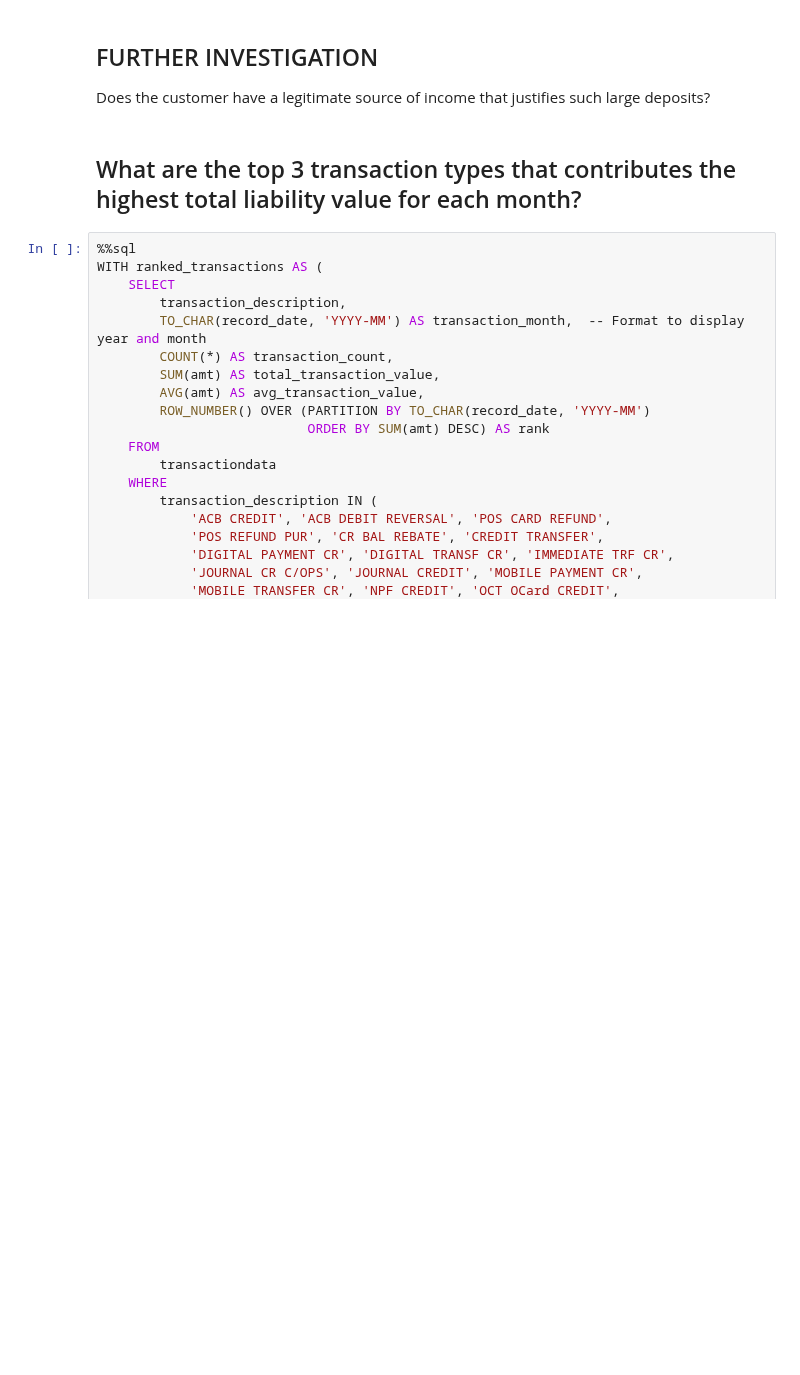
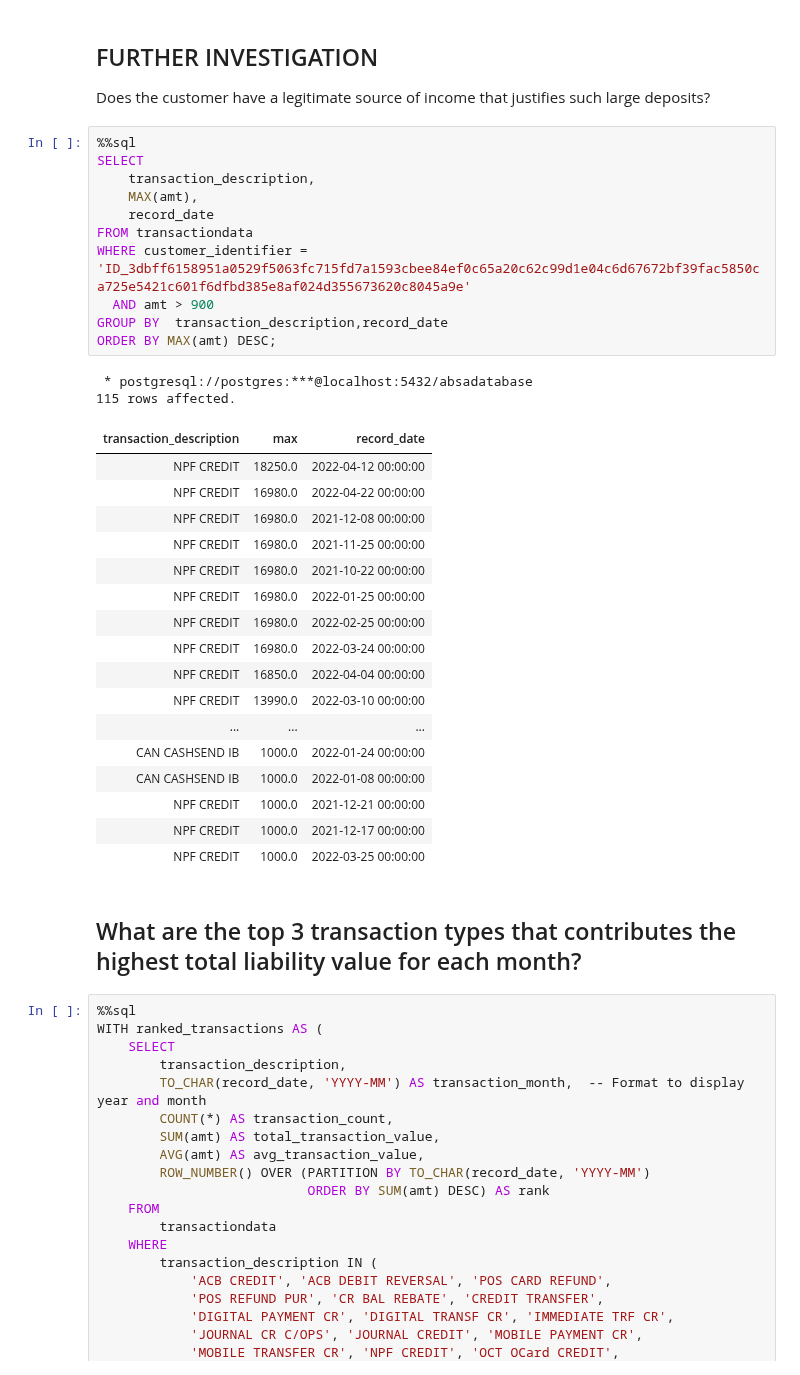
Before and after one commit to The-DigitalAcademy/EXPLORING-ABSA-DATASETS, a Jupyter notebook: Liability.ipynb, the cells around one changed output. Drawn from its saved outputs; the diff is of its cells as text; blank space fills up the shorter version.

```diff
--- a/Liability.ipynb
+++ b/Liability.ipynb
@@ -230,6 +230,37 @@ LIMIT 10;
 # %% [markdown]
 ## FURTHER INVESTIGATION
 Does the customer have a legitimate source of income that justifies such large deposits?
+# %%
+%%sql
+SELECT
+    transaction_description,
+    MAX(amt),
+    record_date
+FROM transactiondata
+WHERE customer_identifier = 'ID_3dbff6158951a0529f5063fc715fd7a1593cbee84ef0c65a20c62c99d1e04c6d67672bf39fac5850ca725e5421c601f6dfbd385e8af024d355673620c8045a9e'
+  AND amt > 900
+GROUP BY  transaction_description,record_date
+ORDER BY MAX(amt) DESC;
+# %% [output]
+ * postgresql://postgres:***@localhost:5432/absadatabase
+115 rows affected.
+| transaction_description | max | record_date |
+| NPF CREDIT | 18250.0 | 2022-04-12 00:00:00 |
+| NPF CREDIT | 16980.0 | 2022-04-22 00:00:00 |
+| NPF CREDIT | 16980.0 | 2021-12-08 00:00:00 |
+| NPF CREDIT | 16980.0 | 2021-11-25 00:00:00 |
+| NPF CREDIT | 16980.0 | 2021-10-22 00:00:00 |
+| NPF CREDIT | 16980.0 | 2022-01-25 00:00:00 |
+| NPF CREDIT | 16980.0 | 2022-02-25 00:00:00 |
+| NPF CREDIT | 16980.0 | 2022-03-24 00:00:00 |
+| NPF CREDIT | 16850.0 | 2022-04-04 00:00:00 |
+| NPF CREDIT | 13990.0 | 2022-03-10 00:00:00 |
+| ... | ... | ... |
+| CAN CASHSEND IB | 1000.0 | 2022-01-24 00:00:00 |
+| CAN CASHSEND IB | 1000.0 | 2022-01-08 00:00:00 |
+| NPF CREDIT | 1000.0 | 2021-12-21 00:00:00 |
+| NPF CREDIT | 1000.0 | 2021-12-17 00:00:00 |
+| NPF CREDIT | 1000.0 | 2022-03-25 00:00:00 |
 # %% [markdown]
 ## What are the top 3 transaction types that contributes the highest total liability value for each month?
 # %%
```
